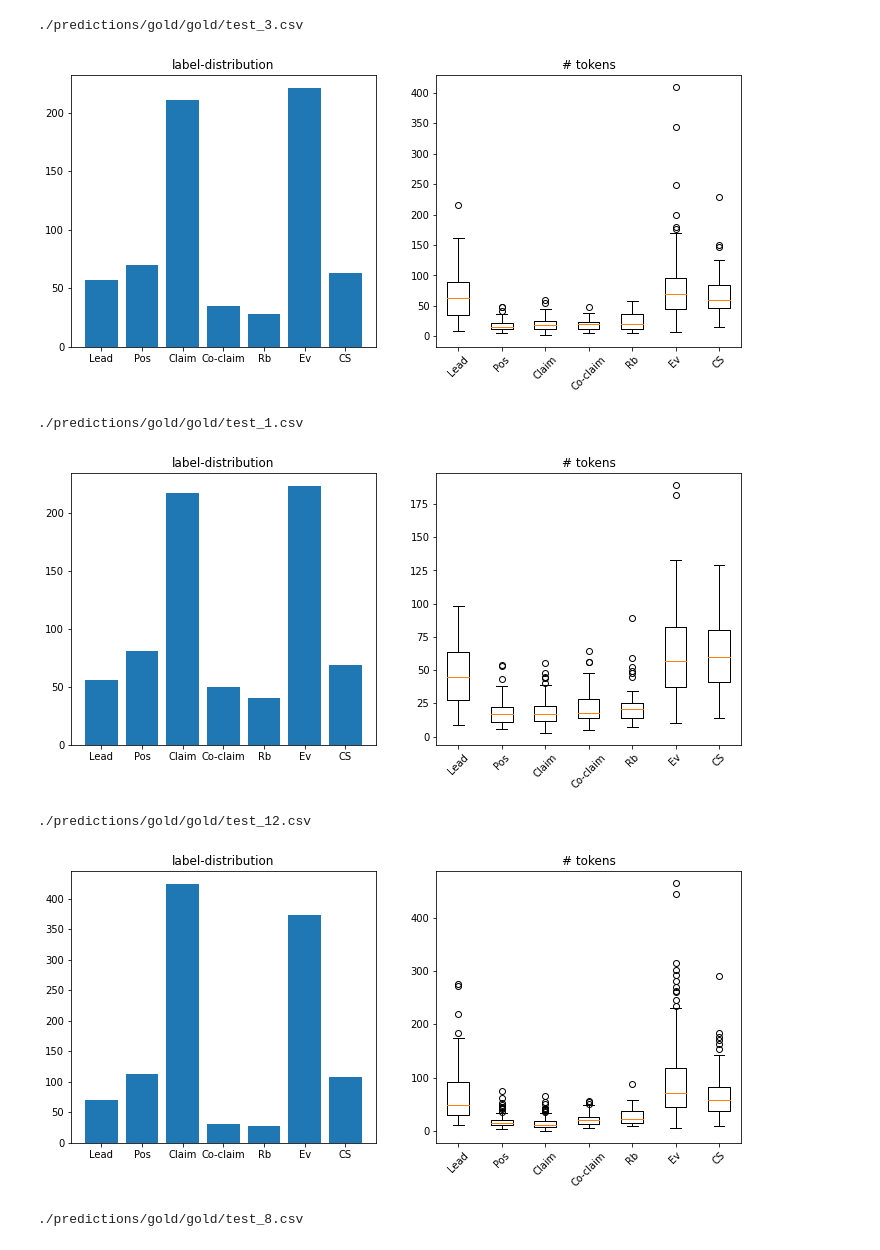
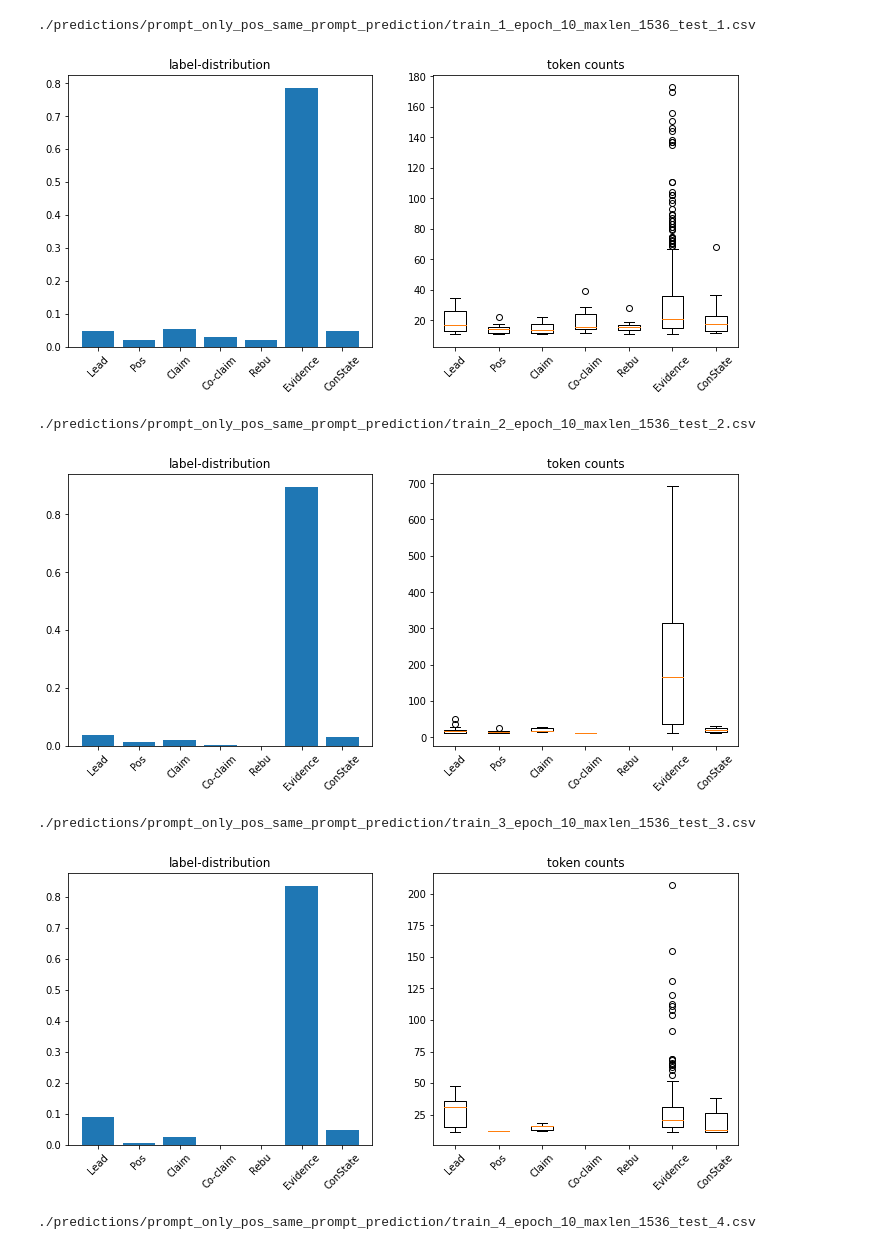
Before and after one commit to Jonator3/EduNLP_Kaggle_Feedback, a Jupyter notebook: analysis_kaggle_feedback.ipynb, the cells around one changed output. Cells and saved outputs as stored; diff of their text form; code cells hidden in the pictures.

```diff
--- a/analysis_kaggle_feedback.ipynb
+++ b/analysis_kaggle_feedback.ipynb
@@ -4,12 +4,14 @@ from matplotlib import pyplot as plt
 import numpy as np
 import analysis_kaggle_feedback as akf
 
-resource_dir = "./predictions/gold"
+resource_dir = "./predictions/prompt_only_pos_same_prompt_prediction"
 cluster_files = [directory+'/'+file for directory, _, files in os.walk(resource_dir) for file in files]
+cluster_files.sort()
+cluster_files.sort(key=lambda x: len(x))
 # %%
 # specify the labels to consider
 labels = ['Lead', 'Position', 'Claim', 'Counterclaim', 'Rebuttal', 'Evidence', 'Concluding Statement']
-labels_short = ['Lead', 'Pos', 'Claim', 'Co-claim', 'Rb', 'Ev', 'CS']
+labels_short = ['Lead', 'Pos', 'Claim', 'Co-claim', 'Rebu', 'Evidence', 'ConState']
 
 cluster_analyses = [akf.analyse_cluster(cf, labels) for cf in cluster_files]
 # %% [output]
@@ -48,0 +51,4 @@ All files
+# %%
+for i, (label_counts, word_counts) in enumerate(cluster_analyses):
+    print(cluster_files[i])
+    akf.plot_lf_wc(label_counts, word_counts, labels_short)
@@ -50,5 +70,5 @@ All files
 for i, (label_counts, word_counts) in enumerate(cluster_analyses):
     print(cluster_files[i])
     label_freq = akf.normalize(label_counts)
-    akf.plot_lf_wc(label_counts, word_counts, labels_short)
+    akf.plot_lf_wc(label_freq, word_counts, labels_short)
 # %% [output]
@@ -57,7 +77,7 @@ for i, (label_counts, word_counts) in enumerate(cluster_analyses):
-./predictions/gold/gold/test_3.csv
+./predictions/prompt_only_pos_same_prompt_prediction/train_1_epoch_10_maxlen_1536_test_1.csv
-[figure, old version]
+[figure, new version]
-./predictions/gold/gold/test_1.csv
+./predictions/prompt_only_pos_same_prompt_prediction/train_2_epoch_10_maxlen_1536_test_2.csv
-[figure, old version]
+[figure, new version]
-./predictions/gold/gold/test_12.csv
+./predictions/prompt_only_pos_same_prompt_prediction/train_3_epoch_10_maxlen_1536_test_3.csv
-[figure, old version]
+[figure, new version]
-./predictions/gold/gold/test_8.csv
+./predictions/prompt_only_pos_same_prompt_prediction/train_4_epoch_10_maxlen_1536_test_4.csv
```
Also changed, not shown: parts of 5 cells of this notebook, 3 other files.
